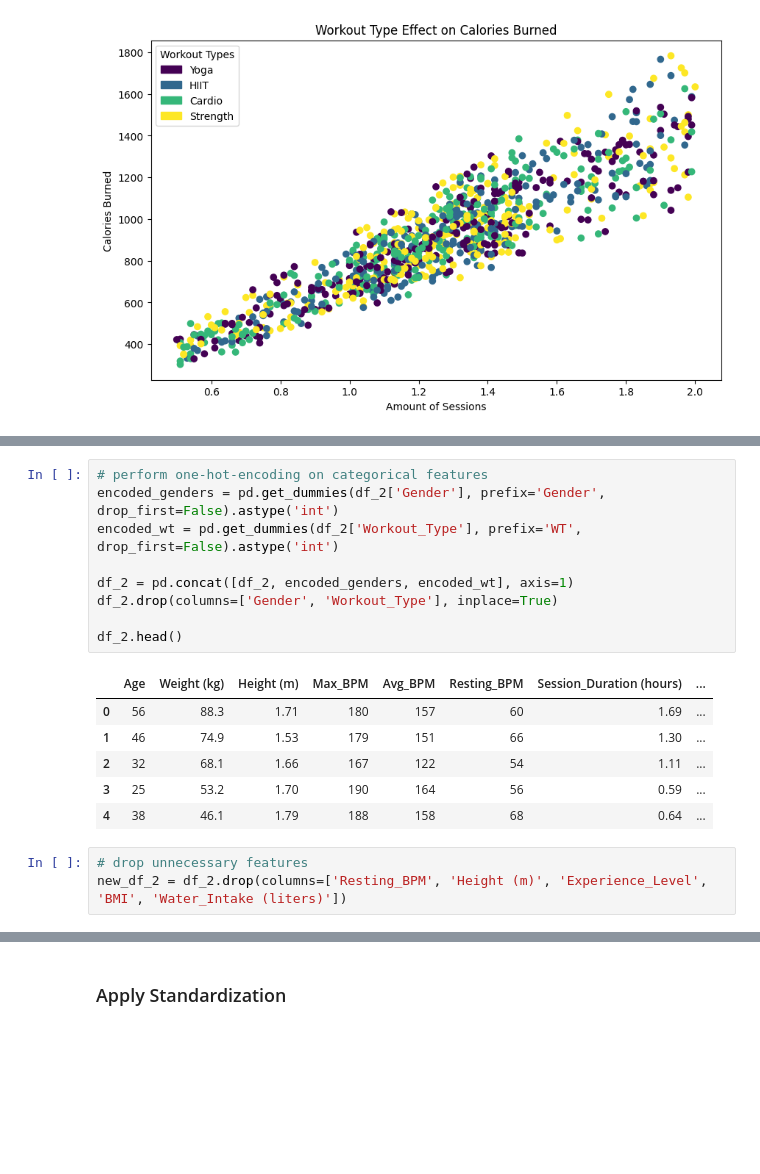
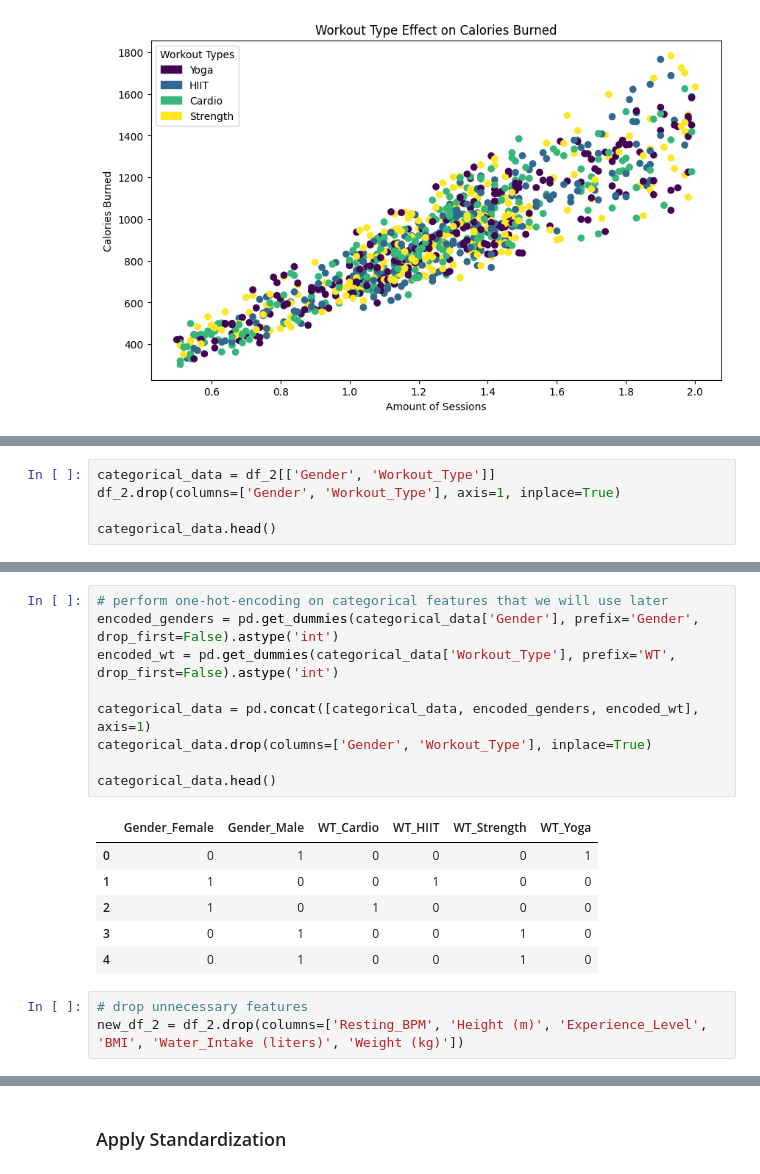
Before and after one commit to HenryGunadi/simple_linear_regression, a Jupyter notebook: main.ipynb, the cells around one changed output, grey strips where cells are left out. Cells and saved outputs as stored; diff of their text form; blank space fills up the shorter version.

```diff
--- a/main.ipynb
+++ b/main.ipynb
@@ -233,0 +245,5 @@ Name: Workout_Type, Length: 973, dtype: int64
+# %%
+categorical_data = df_2[['Gender', 'Workout_Type']]
+df_2.drop(columns=['Gender', 'Workout_Type'], axis=1, inplace=True)
+
+categorical_data.head()
@@ -234,22 +257,22 @@ Name: Workout_Type, Length: 973, dtype: int64
 # %%
-# perform one-hot-encoding on categorical features
-encoded_genders = pd.get_dummies(df_2['Gender'], prefix='Gender', drop_first=False).astype('int')
-encoded_wt = pd.get_dummies(df_2['Workout_Type'], prefix='WT', drop_first=False).astype('int')
+# perform one-hot-encoding on categorical features that we will use later
+encoded_genders = pd.get_dummies(categorical_data['Gender'], prefix='Gender', drop_first=False).astype('int')
+encoded_wt = pd.get_dummies(categorical_data['Workout_Type'], prefix='WT', drop_first=False).astype('int')
 
-df_2 = pd.concat([df_2, encoded_genders, encoded_wt], axis=1)
-df_2.drop(columns=['Gender', 'Workout_Type'], inplace=True)
+categorical_data = pd.concat([categorical_data, encoded_genders, encoded_wt], axis=1)
+categorical_data.drop(columns=['Gender', 'Workout_Type'], inplace=True)
 
-df_2.head()
+categorical_data.head()
 # %% [output]
-|  | Age | Weight (kg) | Height (m) | Max_BPM | Avg_BPM | Resting_BPM | Session_Duration (hours) | ... |
-| 0 | 56 | 88.3 | 1.71 | 180 | 157 | 60 | 1.69 | ... |
-| 1 | 46 | 74.9 | 1.53 | 179 | 151 | 66 | 1.30 | ... |
-| 2 | 32 | 68.1 | 1.66 | 167 | 122 | 54 | 1.11 | ... |
-| 3 | 25 | 53.2 | 1.70 | 190 | 164 | 56 | 0.59 | ... |
-| 4 | 38 | 46.1 | 1.79 | 188 | 158 | 68 | 0.64 | ... |
+|  | Gender_Female | Gender_Male | WT_Cardio | WT_HIIT | WT_Strength | WT_Yoga |
+| 0 | 0 | 1 | 0 | 0 | 0 | 1 |
+| 1 | 1 | 0 | 0 | 1 | 0 | 0 |
+| 2 | 1 | 0 | 1 | 0 | 0 | 0 |
+| 3 | 0 | 1 | 0 | 0 | 1 | 0 |
+| 4 | 0 | 1 | 0 | 0 | 1 | 0 |
 # %%
 # drop unnecessary features
-new_df_2 = df_2.drop(columns=['Resting_BPM', 'Height (m)', 'Experience_Level', 'BMI', 'Water_Intake (liters)'])
+new_df_2 = df_2.drop(columns=['Resting_BPM', 'Height (m)', 'Experience_Level', 'BMI', 'Water_Intake (liters)', 'Weight (kg)'])
 # %%
 new_df_2.head()
 # %% [output]
```
Also changed, not shown: parts of 21 cells of this notebook.
